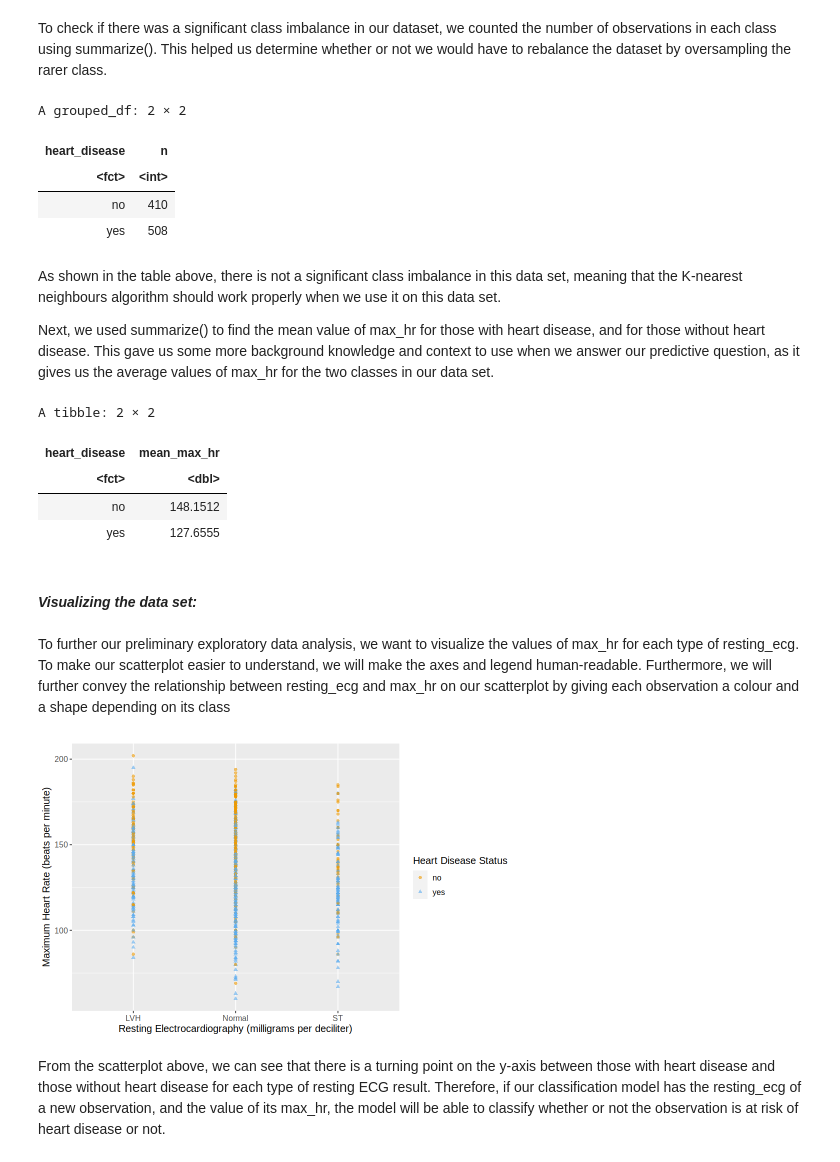
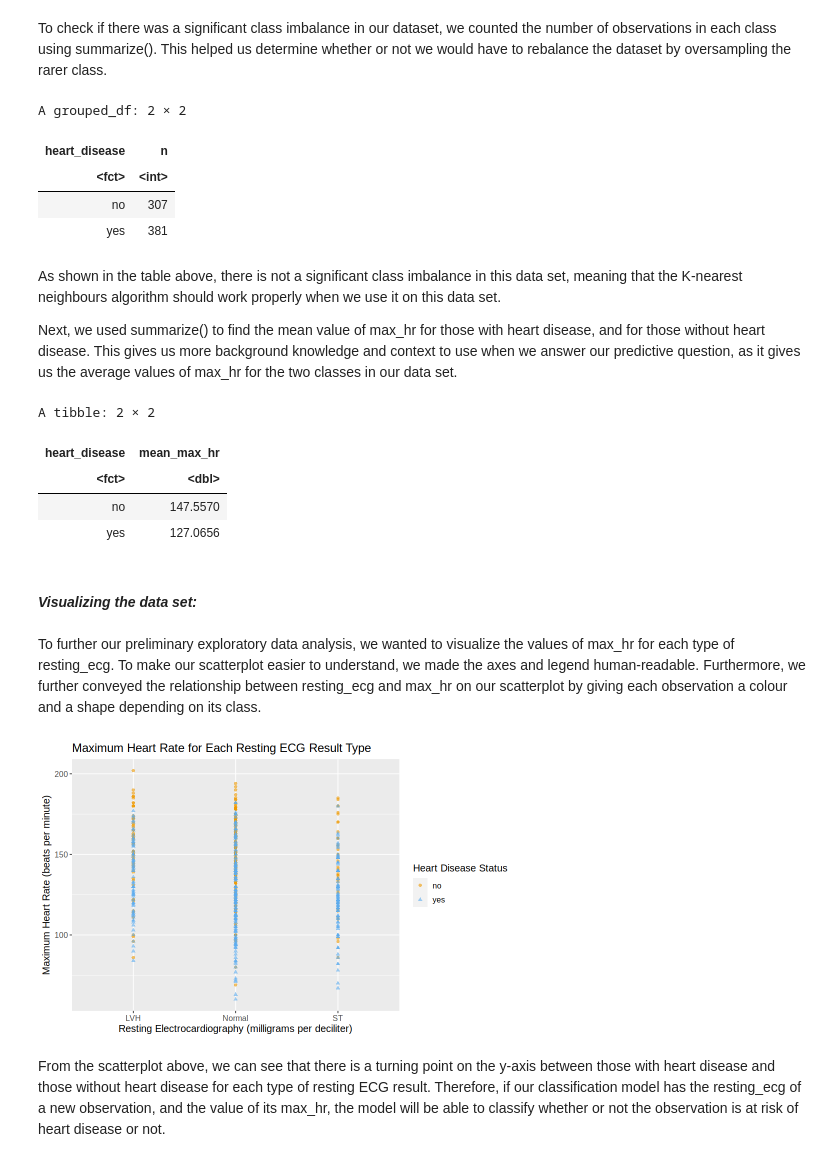
Before and after one commit to tyih985/DSCI-Project-Attempt-2, a Jupyter notebook: main.ipynb, the cells around one changed output. Saved outputs shown, nothing was run; the diff lists cells and outputs as text; code cells hidden in the pictures.

```diff
--- a/main.ipynb
+++ b/main.ipynb
@@ -77,9 +79,13 @@ $ heart_disease <fct> no, yes, no, yes, no, no, no, no, yes, no, no, yes, no,
+# %%
+heart_split <- initial_split(heart_data_cleaned, prop = 0.75, strata = heart_disease)
+heart_train <- training(heart_split)
+heart_test <- testing(heart_split)
 # %% [markdown]
 #### *Summarizing the data set:*
 # %% [markdown]
 To check if there was a significant class imbalance in our dataset, we counted the number of observations in each class using summarize(). This helped us determine whether or not we would have to rebalance the dataset by oversampling the rarer class.
 # %%
-class_count <- heart_data_cleaned |>
+class_count <- heart_train |>
                group_by(heart_disease) |>
                count()
 class_count
@@ -87,14 +93,14 @@ class_count
 A grouped_df: 2 × 2
 | heart_disease | n |
 | <fct> | <int> |
-| no | 410 |
-| yes | 508 |
+| no | 307 |
+| yes | 381 |
 # %% [markdown]
 As shown in the table above, there is not a significant class imbalance in this data set, meaning that the K-nearest neighbours algorithm should work properly when we use it on this data set.
 
-Next, we used summarize() to find the mean value of max_hr for those with heart disease, and for those without heart disease. This gave us some more background knowledge and context to use when we answer our predictive question, as it gives us the average values of max_hr for the two classes in our data set.
+Next, we used summarize() to find the mean value of max_hr for those with heart disease, and for those without heart disease. This gives us more background knowledge and context to use when we answer our predictive question, as it gives us the average values of max_hr for the two classes in our data set.
 # %%
-heart_summary <- heart_data_cleaned |>
+heart_summary <- heart_train |>
     group_by(heart_disease) |>
     summarize(mean_max_hr = mean(max_hr))
 heart_summary
@@ -102,26 +108,27 @@ heart_summary
 A tibble: 2 × 2
 | heart_disease | mean_max_hr |
 | <fct> | <dbl> |
-| no | 148.1512 |
-| yes | 127.6555 |
+| no | 147.5570 |
+| yes | 127.0656 |
 # %% [markdown]
 #### *Visualizing the data set:*
 # %% [markdown]
-To further our preliminary exploratory data analysis, we want to visualize the values of max_hr for each type of resting_ecg. To make our scatterplot easier to understand, we will make the axes and legend human-readable. Furthermore, we will further convey the relationship between resting_ecg and max_hr on our scatterplot by giving each observation a colour and a shape depending on its class
+To further our preliminary exploratory data analysis, we wanted to visualize the values of max_hr for each type of resting_ecg. To make our scatterplot easier to understand, we made the axes and legend human-readable. Furthermore, we further conveyed the relationship between resting_ecg and max_hr on our scatterplot by giving each observation a colour and a shape depending on its class.
 # %%
 options(repr.plot.width = 8, repr.plot.height = 5)
-heart_plot <- ggplot(heart_data_cleaned, aes(x = resting_ecg, y = max_hr,
+heart_plot <- ggplot(heart_train, aes(x = resting_ecg, y = max_hr,
                                                 color = heart_disease, shape = heart_disease)) +
                  geom_point(alpha = 0.6) +
 
                  labs(x = "Resting Electrocardiography (milligrams per deciliter)", y = "Maximum Heart Rate (beats per minute)",
                       color = "Heart Disease Status", shape = "Heart Disease Status") +
                  scale_color_manual(values = c("orange2", "steelblue2")) +
+                 ggtitle(paste0("Maximum Heart Rate for Each Resting ECG Result Type")) +
                  theme(text = element_text(size = 12),
                        legend.position = "right", legend.direction = "vertical")
 heart_plot
 # %% [output]
-[figure, old version]
+[figure, new version]
 # %% [markdown]
 From the scatterplot above, we can see that there is a turning point on the y-axis between those with heart disease and those without heart disease for each type of resting ECG result. Therefore, if our classification model has the resting_ecg of a new observation, and the value of its max_hr, the model will be able to classify whether or not the observation is at risk of heart disease or not.
 # %% [markdown]
```
Also changed, not shown: parts of 3 cells of this notebook.
